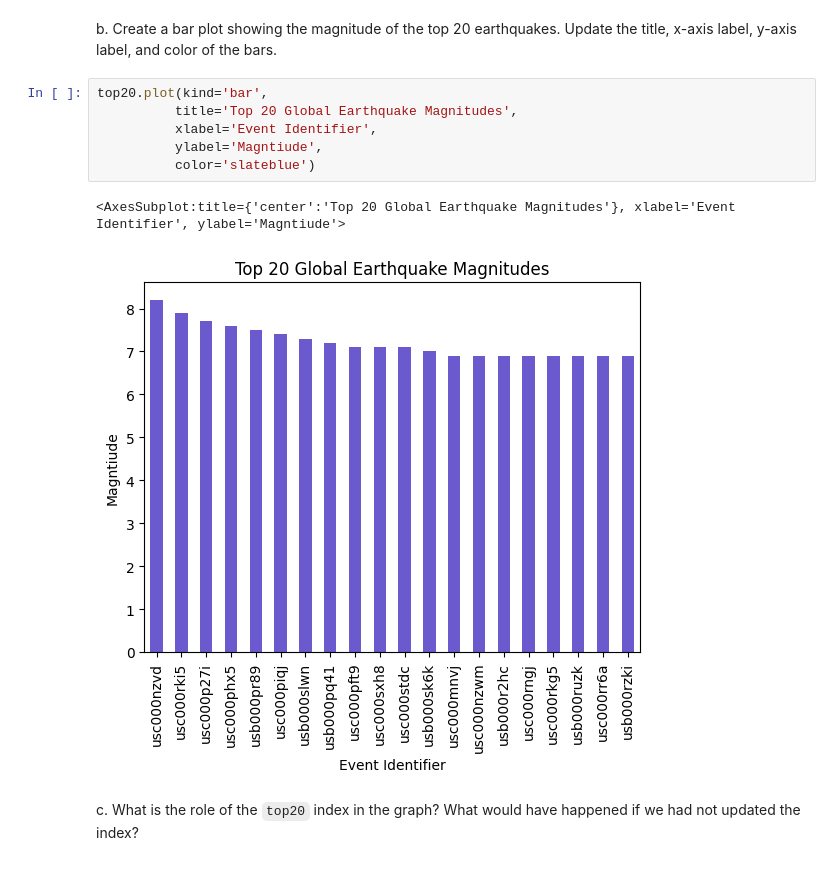
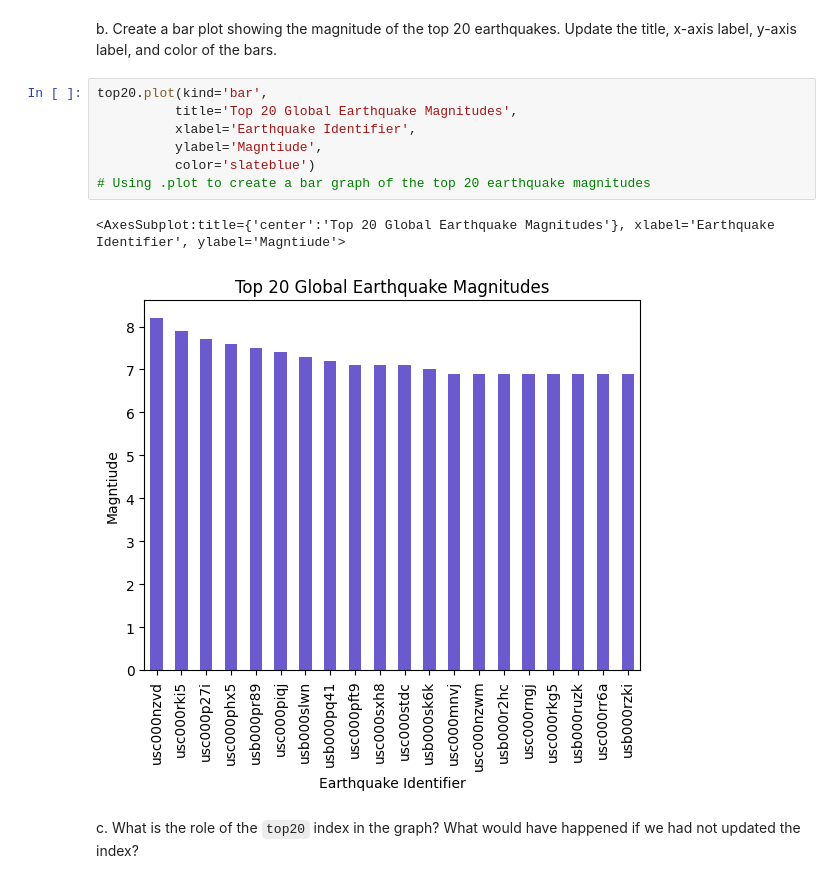
Before and after one commit to jordancsibley/eds220-hwk1, a Jupyter notebook: hwk1-task3-earthquakes.ipynb, the cells around one changed output. Saved outputs shown, nothing was run; the diff lists cells and outputs as text.

```diff
--- a/hwk1-task3-earthquakes.ipynb
+++ b/hwk1-task3-earthquakes.ipynb
@@ -203,12 +201,13 @@ b. Create a bar plot showing the magnitude of the top 20 earthquakes. Update the
 # %%
 top20.plot(kind='bar',
           title='Top 20 Global Earthquake Magnitudes',
-          xlabel='Event Identifier',
+          xlabel='Earthquake Identifier',
           ylabel='Magntiude',
           color='slateblue')
+# Using .plot to create a bar graph of the top 20 earthquake magnitudes
 # %% [output]
-<AxesSubplot:title={'center':'Top 20 Global Earthquake Magnitudes'}, xlabel='Event Identifier', ylabel='Magntiude'>
+<AxesSubplot:title={'center':'Top 20 Global Earthquake Magnitudes'}, xlabel='Earthquake Identifier', ylabel='Magntiude'>
-[figure, old version]
+[figure, new version]
 # %% [markdown]
 <!-- END QUESTION -->
 
```
Also changed, not shown: parts of 11 cells of this notebook, 1 other file.
